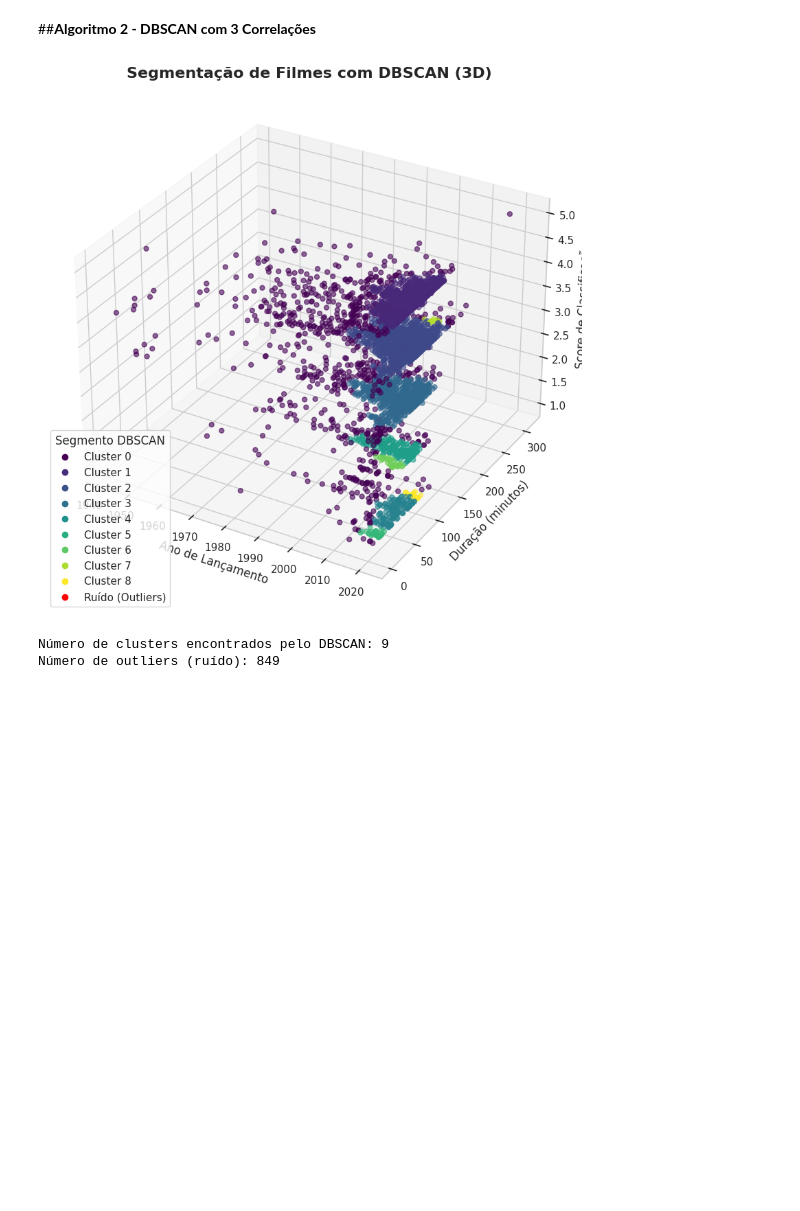
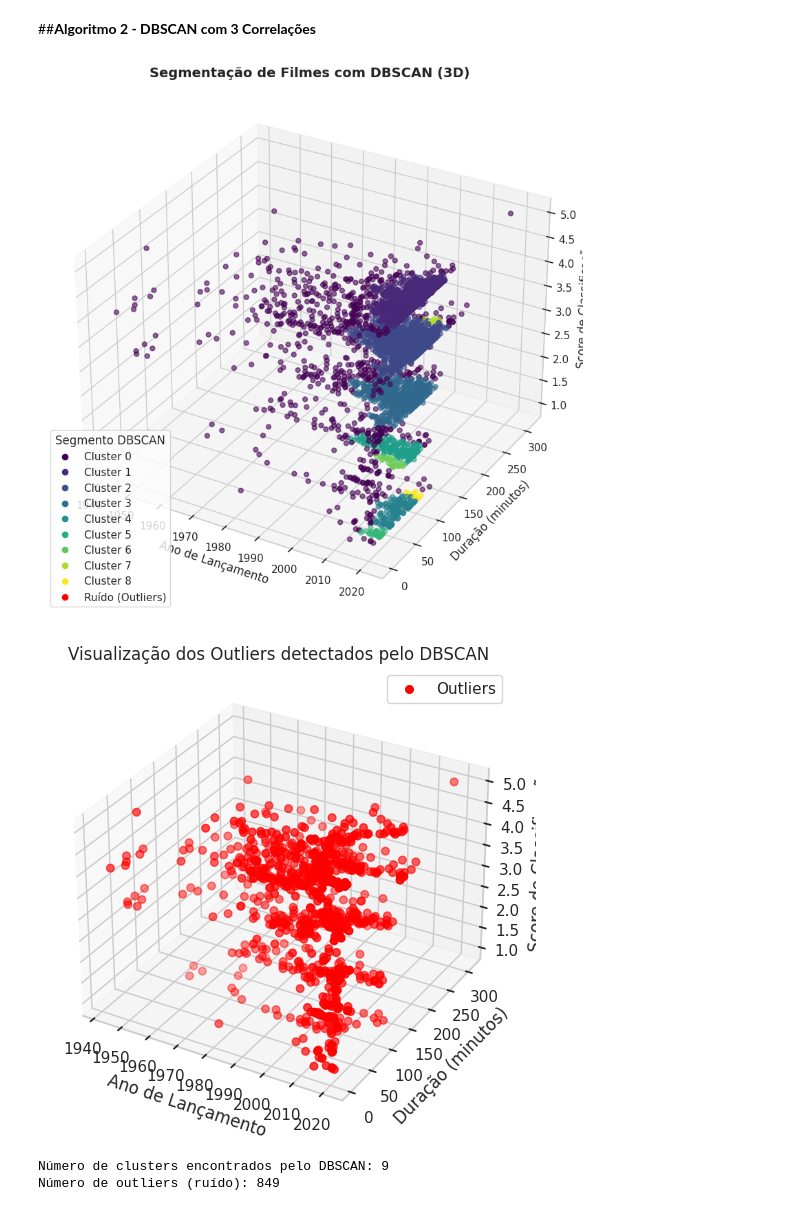
Before and after one commit to hissa02/Netflix-Clustering, a Jupyter notebook: Codigo/Análise de Cluster no Catálogo da Netflix - Explorando Padrões com KMeans e DBSCAN.ipynb, the cells around one changed output. Saved outputs shown, nothing was run; the diff lists cells and outputs as text; code cells hidden in the pictures; blank space fills up the shorter version.

```diff
--- a/Codigo/Análise de Cluster no Catálogo da Netflix - Explorando Padrões com KMeans e DBSCAN.ipynb
+++ b/Codigo/Análise de Cluster no Catálogo da Netflix - Explorando Padrões com KMeans e DBSCAN.ipynb
@@ -132,35 +142,55 @@ clusters_dbscan = dbscan.fit_predict(X_3d_scaled)
 
 # Adicionar os resultados ao DataFrame
 df_movies['cluster_dbscan'] = clusters_dbscan
 
 # Visualizar os resultados
 # Usamos um gráfico 3D para visualizar as 3 features
 fig = plt.figure(figsize=(16, 10))
 ax = fig.add_subplot(111, projection='3d')
 
 # Mapear clusters para cores, tratando o ruído (-1) de forma especial
 colors = [plt.cm.viridis(i/5) if i != -1 else 'red' for i in clusters_dbscan]
 labels = ['Ruído (Outlier)' if i == -1 else f'Cluster {i}' for i in clusters_dbscan]
 
 scatter = ax.scatter(df_movies['release_year'], df_movies['duration_int'], df_movies['rating_score'],
                      c=clusters_dbscan, cmap='viridis', s=25, alpha=0.6, label=labels)
 
-ax.set_title('Segmentação de Filmes com DBSCAN (3D)', fontsize=16, fontweight='bold')
+ax.set_title('Segmentação de Filmes com DBSCAN (3D)', fontsize=14, fontweight='bold')
 ax.set_xlabel('Ano de Lançamento', fontsize=12)
 ax.set_ylabel('Duração (minutos)', fontsize=12)
 ax.set_zlabel('Score de Classificação', fontsize=12)
 
 # Legenda
 legend_elements = [plt.Line2D([0], [0], marker='o', color='w', label=f'Cluster {i}', markerfacecolor=plt.cm.viridis(i/np.max(clusters_dbscan)), markersize=8) for i in np.unique(clusters_dbscan) if i != -1]
 legend_elements.append(plt.Line2D([0], [0], marker='o', color='w', label='Ruído (Outliers)', markerfacecolor='red', markersize=8))
 ax.legend(handles=legend_elements, title="Segmento DBSCAN")
 
 plt.show()
 
+
+# Visualizar os outliers identificados pelo DBSCAN (label -1)
+outliers = df_movies[df_movies['cluster_dbscan'] == -1]
+
+import matplotlib.pyplot as plt
+from mpl_toolkits.mplot3d import Axes3D
+
+fig = plt.figure(figsize=(8,6))
+ax = fig.add_subplot(111, projection='3d')
+ax.scatter(outliers['release_year'], outliers['duration_int'], outliers['rating_score'],
+           c='red', label='Outliers', s=30)
+ax.set_xlabel('Ano de Lançamento')
+ax.set_ylabel('Duração (minutos)')
+ax.set_zlabel('Score de Classificação')
+ax.set_title('Visualização dos Outliers detectados pelo DBSCAN')
+ax.legend()
+plt.show()
+
+# Mostrar quantidade de clusters e de ruidos
 print(f"Número de clusters encontrados pelo DBSCAN: {len(np.unique(clusters_dbscan)) - 1}")
 print(f"Número de outliers (ruído): {np.sum(clusters_dbscan == -1)}")
 # %% [output]
-[figure, old version]
+[figure, new version]
+[figure, added]
 Número de clusters encontrados pelo DBSCAN: 9
 Número de outliers (ruído): 849
 # %% [markdown]
```
Also changed, not shown: parts of 3 cells of this notebook, 1 other file.
